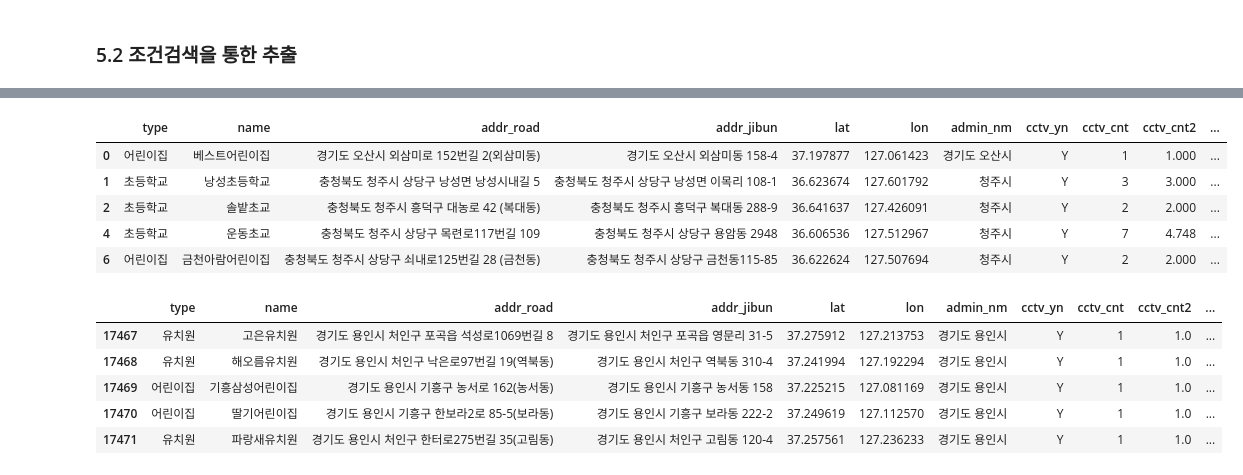
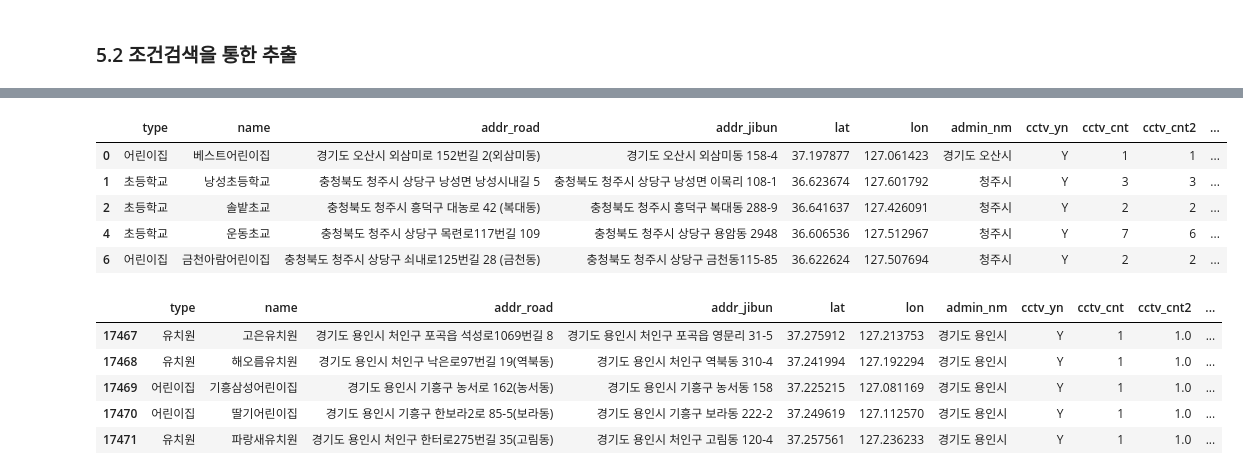
Before and after one commit to thlee33/geography2021, a Jupyter notebook: 05_preprocessing.ipynb, the cells around one changed output, grey strips where cells are left out. Cells and saved outputs as stored; diff of their text form; code cells hidden in the pictures.

```diff
--- a/05_preprocessing.ipynb
+++ b/05_preprocessing.ipynb
@@ -500,0 +521,4 @@ df_schoolzone.describe()
+# %%
+# get_outlier 함수 사용해서 이상치 값 삭제
+oulier_idx = get_outlier(df=df_schoolzone, column='cctv_cnt', weight=1.5)
+df_schoolzone.drop(outlier_idx, axis=0, inplace=True)
@@ -501,5 +546,5 @@ df_schoolzone.describe()
 # %%
-# 특정 범위의 수치 데이터만 추출
-vmin = -0.748
-vmax = 4.748
+# 이상치를 MIN, MAX 값으로 재적용
+vmin = -2
+vmax = 6
 df_schoolzone['cctv_cnt2'] = df_schoolzone['cctv_cnt'].apply(lambda x: vmax if x > vmax else vmin if x < vmin else x)
@@ -506,16 +560,18 @@ df_schoolzone['cctv_cnt2'] = df_schoolzone['cctv_cnt'].apply(lambda x: vmax if x
 # %%
 # sigu(시군구 명칭)에서 '구', '군'으로 끝나는 데이터가 아닌 것만 추출. 즉, 시로 끝나는 데이터만 추출
 df_schoolzone['admin_nm2'] = df_schoolzone['admin_nm'].str[-1:]
-df_schoolzone = df_schoolzone[df_schoolzone['admin_nm2'].str.contains('군')!=True]
-df_schoolzone = df_schoolzone[df_schoolzone['admin_nm2'].str.contains('구')!=True]
+#df_schoolzone = df_schoolzone[df_schoolzone['admin_nm2'].str.contains('군')!=True]  #<>   !=
+#df_schoolzone = df_schoolzone[df_schoolzone['admin_nm2'].str.contains('구')!=True]
+
+df_schoolzone = df_schoolzone[df_schoolzone['admin_nm2'].str.contains('시')==True]  #<>   !=
 df_schoolzone.head()
 # %% [output]
 |  | type | name | addr_road | addr_jibun | lat | lon | admin_nm | cctv_yn | cctv_cnt | cctv_cnt2 | ... |
-| 0 | 어린이집 | 베스트어린이집 | 경기도 오산시 외삼미로 152번길 2(외삼미동) | 경기도 오산시 외삼미동 158-4 | 37.197877 | 127.061423 | 경기도 오산시 | Y | 1 | 1.000 | ... |
-| 1 | 초등학교 | 낭성초등학교 | 충청북도 청주시 상당구 낭성면 낭성시내길 5 | 충청북도 청주시 상당구 낭성면 이목리 108-1 | 36.623674 | 127.601792 | 청주시 | Y | 3 | 3.000 | ... |
-| 2 | 초등학교 | 솔밭초교 | 충청북도 청주시 흥덕구 대농로 42 (복대동) | 충청북도 청주시 흥덕구 복대동 288-9 | 36.641637 | 127.426091 | 청주시 | Y | 2 | 2.000 | ... |
-| 4 | 초등학교 | 운동초교 | 충청북도 청주시 상당구 목련로117번길 109 | 충청북도 청주시 상당구 용암동 2948 | 36.606536 | 127.512967 | 청주시 | Y | 7 | 4.748 | ... |
-| 6 | 어린이집 | 금천아람어린이집 | 충청북도 청주시 상당구 쇠내로125번길 28 (금천동) | 충청북도 청주시 상당구 금천동115-85 | 36.622624 | 127.507694 | 청주시 | Y | 2 | 2.000 | ... |
+| 0 | 어린이집 | 베스트어린이집 | 경기도 오산시 외삼미로 152번길 2(외삼미동) | 경기도 오산시 외삼미동 158-4 | 37.197877 | 127.061423 | 경기도 오산시 | Y | 1 | 1 | ... |
+| 1 | 초등학교 | 낭성초등학교 | 충청북도 청주시 상당구 낭성면 낭성시내길 5 | 충청북도 청주시 상당구 낭성면 이목리 108-1 | 36.623674 | 127.601792 | 청주시 | Y | 3 | 3 | ... |
+| 2 | 초등학교 | 솔밭초교 | 충청북도 청주시 흥덕구 대농로 42 (복대동) | 충청북도 청주시 흥덕구 복대동 288-9 | 36.641637 | 127.426091 | 청주시 | Y | 2 | 2 | ... |
+| 4 | 초등학교 | 운동초교 | 충청북도 청주시 상당구 목련로117번길 109 | 충청북도 청주시 상당구 용암동 2948 | 36.606536 | 127.512967 | 청주시 | Y | 7 | 6 | ... |
+| 6 | 어린이집 | 금천아람어린이집 | 충청북도 청주시 상당구 쇠내로125번길 28 (금천동) | 충청북도 청주시 상당구 금천동115-85 | 36.622624 | 127.507694 | 청주시 | Y | 2 | 2 | ... |
 # %%
 df_schoolzone.tail()
 # %% [output]
```
Also changed, not shown: parts of 18 cells of this notebook.
